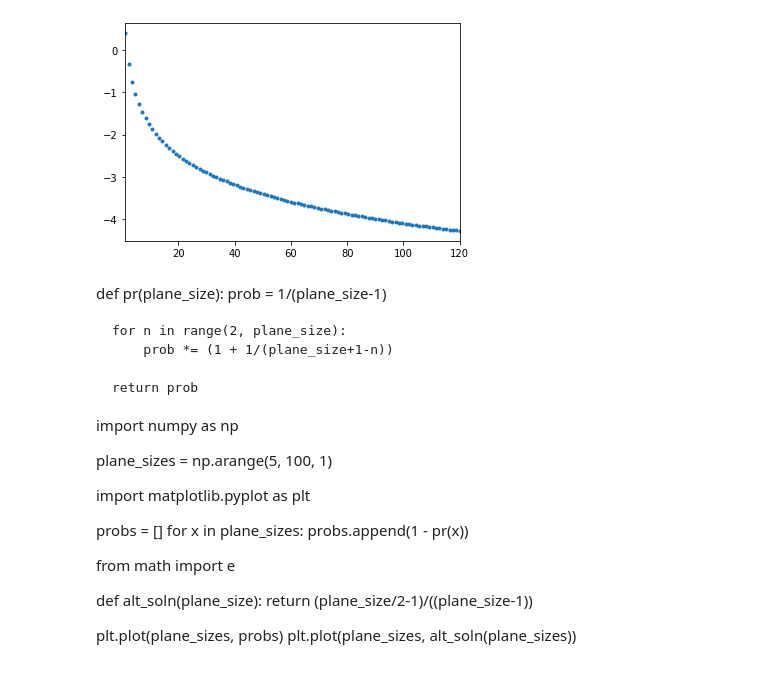
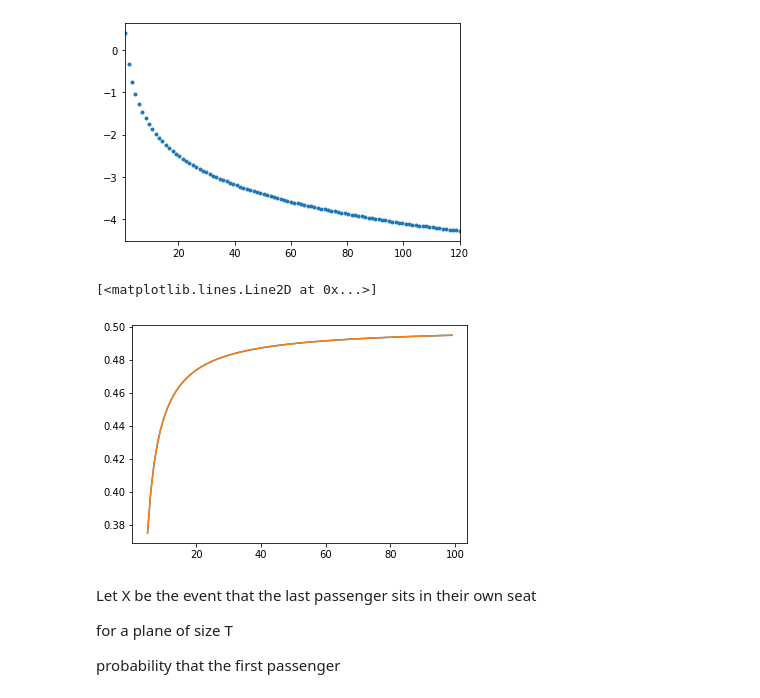
Before and after one commit to lachstr/physics_animations, a Jupyter notebook: jupyter/Untitled.ipynb, the cells around one changed output. Drawn from its saved outputs; the diff is of its cells as text; code cells hidden in the pictures.

```diff
--- a/jupyter/Untitled.ipynb
+++ b/jupyter/Untitled.ipynb
@@ -14,31 +14,40 @@ plt.plot(x_range, f(x_range), '.')
 # %% [output]
 [<matplotlib.lines.Line2D at 0x...>]
 [figure]
-# %% [markdown]
-def pr(plane_size):
-    prob = 1/(plane_size-1)
-
-    for n in range(2, plane_size):
-        prob *= (1 + 1/(plane_size+1-n))
-
-    return prob
-
-import numpy as np
-
-plane_sizes = np.arange(5, 100, 1)
-
-import matplotlib.pyplot as plt
-
-probs = []
-for x in plane_sizes:
-    probs.append(1 - pr(x))
-
-from math import e
-
-def alt_soln(plane_size):
-    return (plane_size/2-1)/((plane_size-1))
-
-
-
-plt.plot(plane_sizes, probs)
-plt.plot(plane_sizes, alt_soln(plane_sizes))
+# %%
+def pr(plane_size):
+    prob = 1/(plane_size-1)
+
+    for n in range(2, plane_size):
+        prob *= (1 + 1/(plane_size+1-n))
+
+    return prob
+
+import numpy as np
+
+plane_sizes = np.arange(5, 100, 1)
+
+import matplotlib.pyplot as plt
+
+probs = []
+for x in plane_sizes:
+    probs.append(1 - pr(x))
+
+from math import e
+
+def alt_soln(plane_size):
+    return (plane_size/2-1)/((plane_size-1))
+
+
+
+plt.plot(plane_sizes, probs)
+plt.plot(plane_sizes, alt_soln(plane_sizes))
+# %% [output]
+[<matplotlib.lines.Line2D at 0x...>]
+[figure, added]
+# %% [markdown]
+Let X be the event that the last passenger sits in their own seat
+
+for a plane of size T
+
+probability that the first passenger
```
Also changed, not shown: parts of 3 cells of this notebook, 6 other files.
